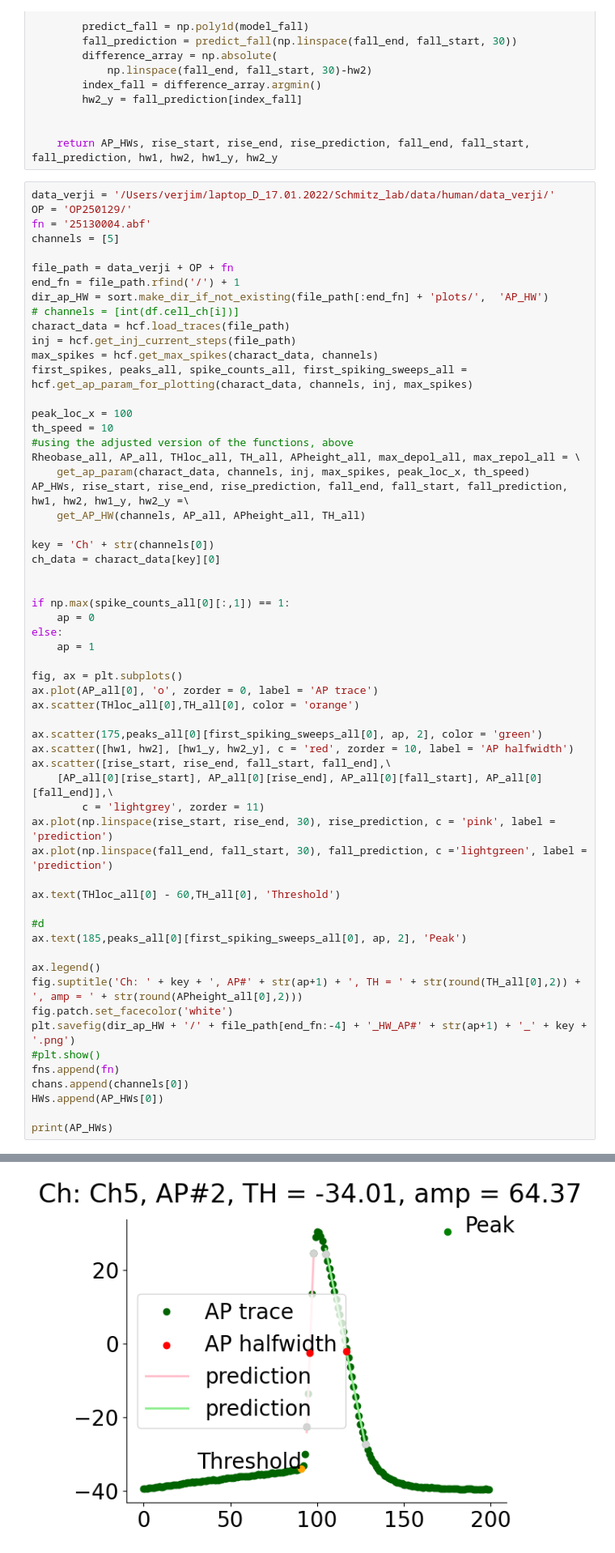
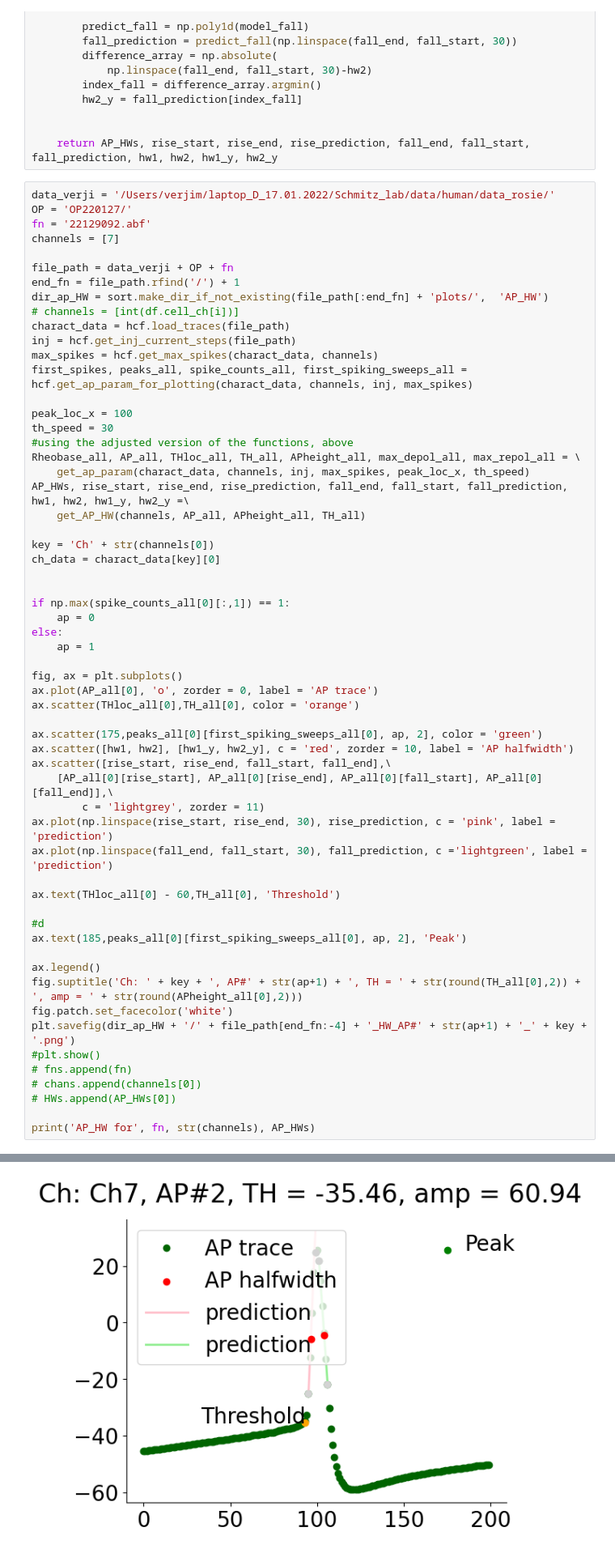
Before and after one commit to verjiniaM/Human-slice-scripts, a Jupyter notebook: notebooks_and_main_executions/manual_fix_notebook_and_some_useful_plots.ipynb, the cells around one changed output, grey strips where cells are left out. Shown at 81% size. Drawn from its saved outputs; the diff is of its cells as text.

Commit message:
paper figurs script

```diff
--- a/notebooks_and_main_executions/manual_fix_notebook_and_some_useful_plots.ipynb
+++ b/notebooks_and_main_executions/manual_fix_notebook_and_some_useful_plots.ipynb
@@ -141,10 +255,10 @@ def get_AP_HW(channels, AP_all, APheight_all, TH_all, lower_bound=0.1, upper_bou
 
     return AP_HWs, rise_start, rise_end, rise_prediction, fall_end, fall_start, fall_prediction, hw1, hw2, hw1_y, hw2_y
 # %%
-data_verji = '/Users/verjim/laptop_D_17.01.2022/Schmitz_lab/data/human/data_verji/'
-OP = 'OP250129/'
-fn = '25130004.abf'
-channels = [5]
+data_verji = '/Users/verjim/laptop_D_17.01.2022/Schmitz_lab/data/human/data_rosie/'
+OP = 'OP220127/'
+fn = '22129092.abf'
+channels = [7]
 
 file_path = data_verji + OP + fn
 end_fn = file_path.rfind('/') + 1
@@ -156,7 +270,7 @@ max_spikes = hcf.get_max_spikes(charact_data, channels)
 first_spikes, peaks_all, spike_counts_all, first_spiking_sweeps_all = hcf.get_ap_param_for_plotting(charact_data, channels, inj, max_spikes)
 
 peak_loc_x = 100
-th_speed = 10
+th_speed = 30
 #using the adjusted version of the functions, above
 Rheobase_all, AP_all, THloc_all, TH_all, APheight_all, max_depol_all, max_repol_all = \
     get_ap_param(charact_data, channels, inj, max_spikes, peak_loc_x, th_speed)
@@ -194,9 +308,9 @@ fig.suptitle('Ch: ' + key + ', AP#' + str(ap+1) + ', TH = ' + str(round(TH_all[0
 fig.patch.set_facecolor('white')
 plt.savefig(dir_ap_HW + '/' + file_path[end_fn:-4] + '_HW_AP#' + str(ap+1) + '_' + key + '.png')
 #plt.show()
-fns.append(fn)
-chans.append(channels[0])
-HWs.append(AP_HWs[0])
+# fns.append(fn)
+# chans.append(channels[0])
+# HWs.append(AP_HWs[0])
 
-print(AP_HWs)
+print('AP_HW for', fn, str(channels), AP_HWs)
 # %% [output]
@@ -204 +318 @@ print(AP_HWs)
-[figure, old version]
+[figure, new version]
```
Also changed, not shown: parts of 15 cells of this notebook, 8 other files.
